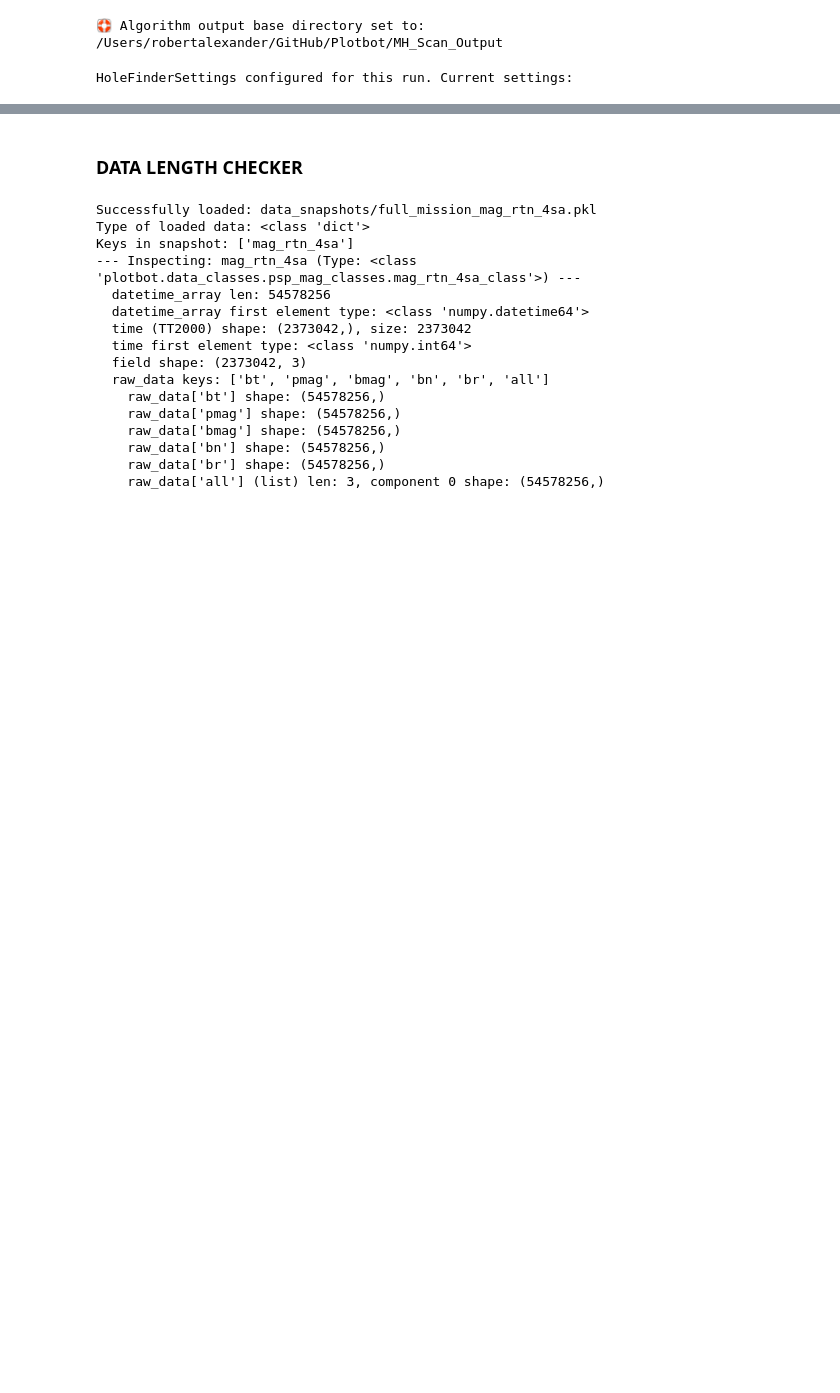
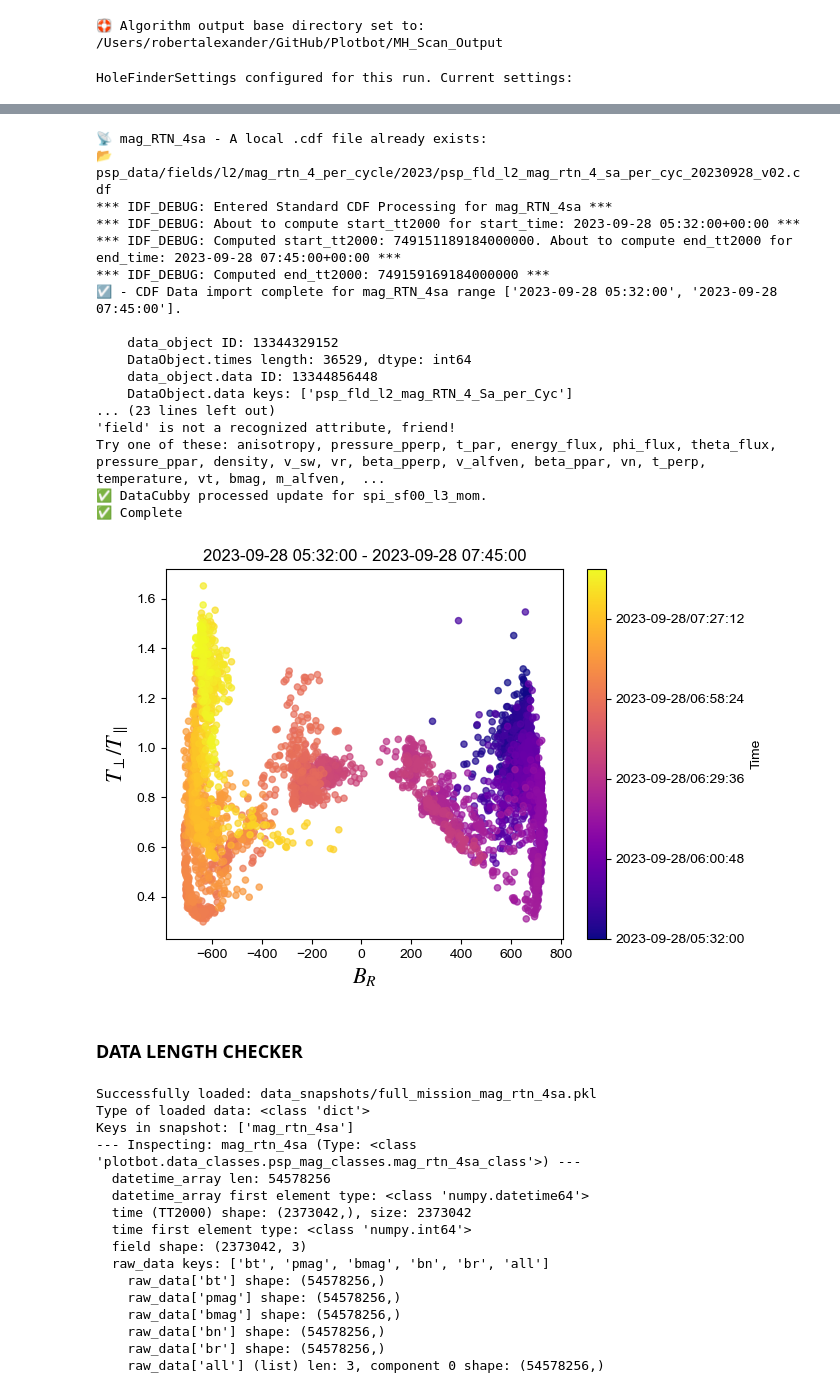
Before and after one commit to Sonified/Plotbot, a Jupyter notebook: Magnetic_Hole_Finder.ipynb, the cells around one changed output, grey strips where cells are left out. Saved outputs shown, nothing was run; the diff lists cells and outputs as text; code cells hidden in the pictures; blank space fills up the shorter version.

```diff
--- a/Magnetic_Hole_Finder.ipynb
+++ b/Magnetic_Hole_Finder.ipynb
@@ -284,3 +428,44 @@ Notebook: Snapshot process finished. See logs above. Path: data_snapshots/Magnet
+# %%
+from plotbot import showdahodo
+from plotbot import mag_rtn_4sa, proton # Or other data modules you need
+
+# Define your time range
+trange_E9 = ['2021-08-10 00:00:00', '2021-08-10 02:00:00']
+trange_E10 = ['2021-11-22 00:30:00', '2021-11-22 03:30:00']
+trange_E11 = ['2022-02-25 12:00:00', '2022-02-25 13:00:00']
+trange_E15_1 = ['2023-03-16 02:15:00', '2023-03-16 02:30:00']
+trange_E15_2 = ['2023-03-17 20:30:00', '2023-03-17 21:45:00']
+trange_E17 = ['2023-09-28 06:32:00', '2023-09-28 06:45:00']
+trange_E17_w = ['2023-09-28 05:32:00', '2023-09-28 07:45:00']
+
+trange = trange_E17_w
+
+#proton temp anisotropy, proton pressure, etc
+
+# Call showdahodo with the time range and two variable objects
+fig, ax = showdahodo(trange, mag_rtn_4sa.br, proton.anisotropy )
+
+# Example using mag_rtn_4sa data components:
+# fig, ax = showdahodo(trange, mag_rtn_4sa.br, mag_rtn_4sa.
+# %% [output]
+📡 mag_RTN_4sa - A local .cdf file already exists:
+📂 psp_data/fields/l2/mag_rtn_4_per_cycle/2023/psp_fld_l2_mag_rtn_4_sa_per_cyc_20230928_v02.cdf
+*** IDF_DEBUG: Entered Standard CDF Processing for mag_RTN_4sa ***
+*** IDF_DEBUG: About to compute start_tt2000 for start_time: 2023-09-28 05:32:00+00:00 ***
+*** IDF_DEBUG: Computed start_tt2000: 749151189184000000. About to compute end_tt2000 for end_time: 2023-09-28 07:45:00+00:00 ***
+*** IDF_DEBUG: Computed end_tt2000: 749159169184000000 ***
+☑️ - CDF Data import complete for mag_RTN_4sa range ['2023-09-28 05:32:00', '2023-09-28 07:45:00'].
+
+    data_object ID: 13344329152
+    DataObject.times length: 36529, dtype: int64
+    data_object.data ID: 13344856448
+    DataObject.data keys: ['psp_fld_l2_mag_RTN_4_Sa_per_Cyc']
+... (23 lines left out)
+'field' is not a recognized attribute, friend!
+Try one of these: anisotropy, pressure_pperp, t_par, energy_flux, phi_flux, theta_flux, pressure_ppar, density, v_sw, vr, beta_pperp, v_alfven, beta_ppar, vn, t_perp, temperature, vt, bmag, m_alfven,  ...
+✅ DataCubby processed update for spi_sf00_l3_mom.
+✅ Complete
+[figure, added]
 # %% [markdown]
 ### DATA LENGTH CHECKER
 # %%
```
Also changed, not shown: parts of 10 cells of this notebook, 34 other files.
